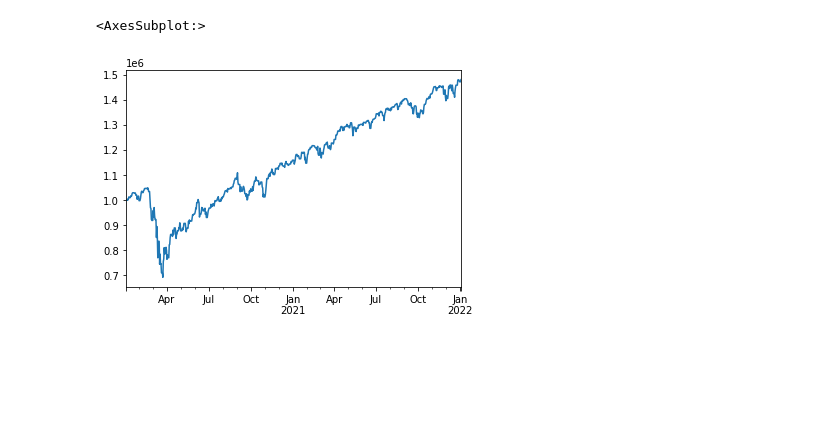
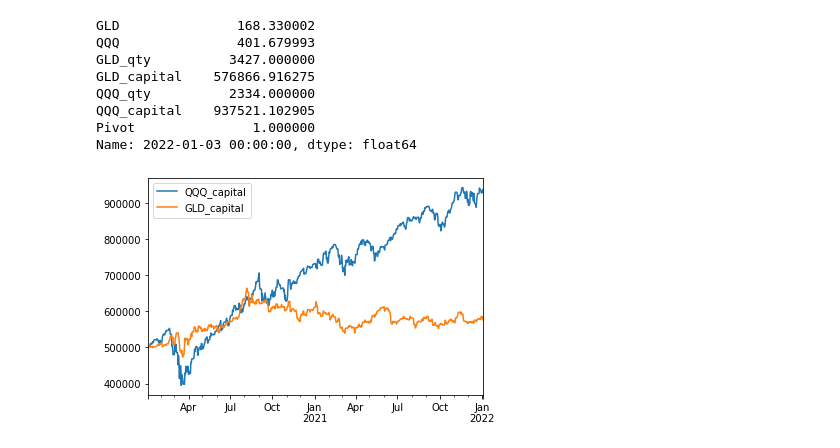
Before and after one commit to pathces-gone/study-python-stock, a Jupyter notebook: AssetAllocationV2/scratch.ipynb, the cells around one changed output. Drawn from its saved outputs; the diff is of its cells as text; code cells hidden in the pictures; blank space fills up the shorter version.

```diff
--- a/AssetAllocationV2/scratch.ipynb
+++ b/AssetAllocationV2/scratch.ipynb
@@ -24,0 +40,7 @@ for today in df_price.index:
+# %%
+for today in df_price.index[1:]:
+  for col in df_price.columns.values:
+    if df_price[col][today] == 0:
+      df_price[col][today] = df_price[col][today-datetime.timedelta(days=1)]
+
+df_price[0:10]
@@ -25,4 +60,9 @@ for today in df_price.index:
 # %%
-trading_df = pd.DataFrame(df_price['Close'],columns=['Close'])
-trading_df['Qty']     = 0
-trading_df['Capital'] = 0
+trading_df = pd.DataFrame(df_price['Close'])
+
+etfs = trading_df.columns.values
+
+for etf in etfs:
+  trading_df[etf+'_qty']     = 0
+  trading_df[etf+'_capital'] = 0
+trading_df[0:10]
@@ -41,6 +93,8 @@ def get_next_month(today:datetime):
 def set_reblancing_date(trading_df, start_date, end_date):
   # Set pivot
   trading_df['Pivot'] = 0
+  trading_df.loc[start_date,'Pivot'] = 1
+  trading_df.loc[end_date,'Pivot'] = 1
   iter_date = start_date
   while iter_date <= end_date:
     AW_4_  = (iter_date.month==4)
@@ -48,7 +102,6 @@ def set_reblancing_date(trading_df, start_date, end_date):
     if (AW_4_ or AW_11_):
       pivot_date = get_pivot(iter_date.year,iter_date.month,28)
       trading_df.loc[pivot_date,'Pivot'] = 1
-      print(pivot_date)
     iter_date = get_next_month(iter_date)
   return trading_df
 # %%
@@ -68,8 +116,0 @@ qty = int(init_capital/df_price.loc[start_date, 'Close'])
-# %%
-# Run
-trading_df.loc[period, 'Qty'] = qty
-trading_df['Capital'] = trading_df['Qty']*trading_df['Close']
-trading_df['Capital'].plot()
-# %% [output]
-<AxesSubplot:>
-[figure, removed]
@@ -99,0 +117,28 @@ print(pivots)
+# %%
+def buy_portpolio(trading_df, init_capital ,etfs):
+  # Buy portpolio
+  capital = init_capital
+  ratios = [0.5, 0.5]
+  budgets = (np.ones(len(etfs))*capital)*ratios
+  qtys   = (budgets/ trading_df.loc[trading_df.index[0],etfs].values).astype(int)
+
+  for i, etf in enumerate(etfs):
+    trading_df.loc[:, etf+'_qty'] = qtys[i]
+    trading_df[etf+'_capital'] = trading_df[etf+'_qty']*trading_df[etf]
+  return trading_df
+
+trading_df = buy_portpolio(trading_df, init_capital, etfs)
+#trading_df[etfs].plot()
+
+trading_df[['QQQ_capital', 'GLD_capital']].plot()
+trading_df.iloc[-1]
+# %% [output]
+GLD               168.330002
+QQQ               401.679993
+GLD_qty          3427.000000
+GLD_capital    576866.916275
+QQQ_qty          2334.000000
+QQQ_capital    937521.102905
+Pivot               1.000000
+Name: 2022-01-03 00:00:00, dtype: float64
+[figure, added]
```
Also changed, not shown: parts of 8 cells of this notebook.
